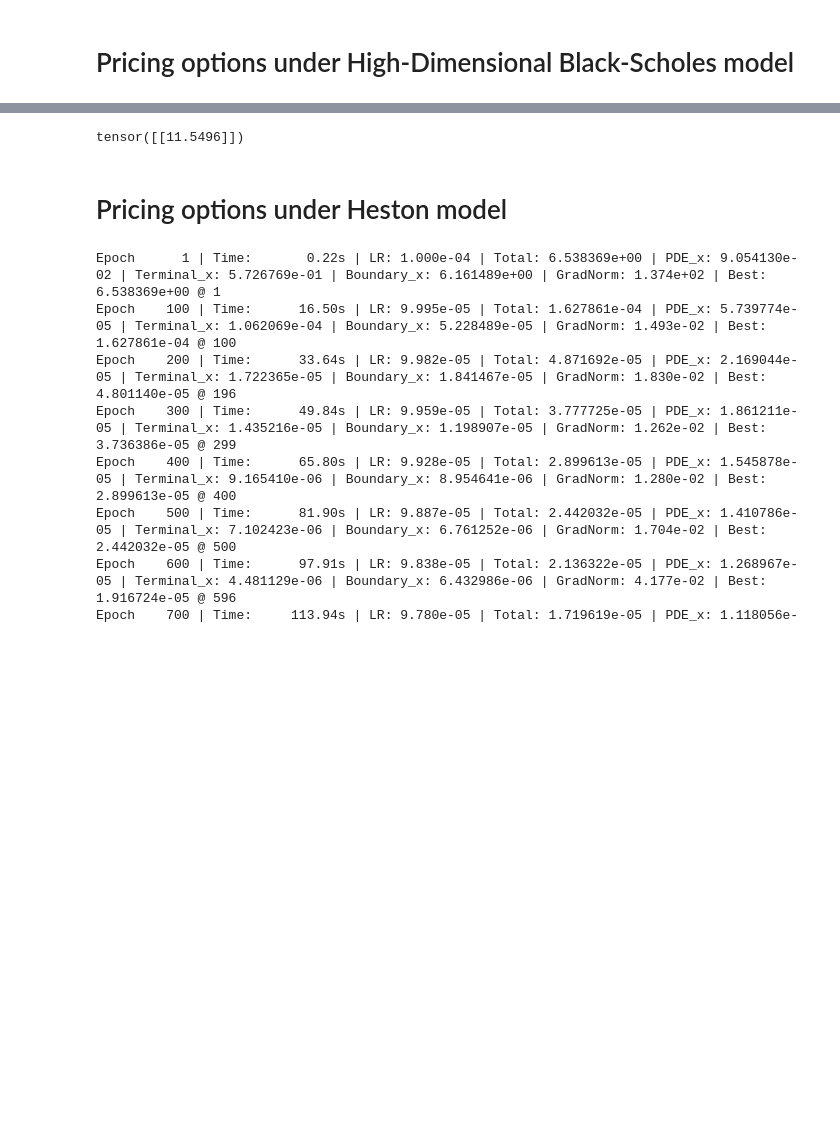
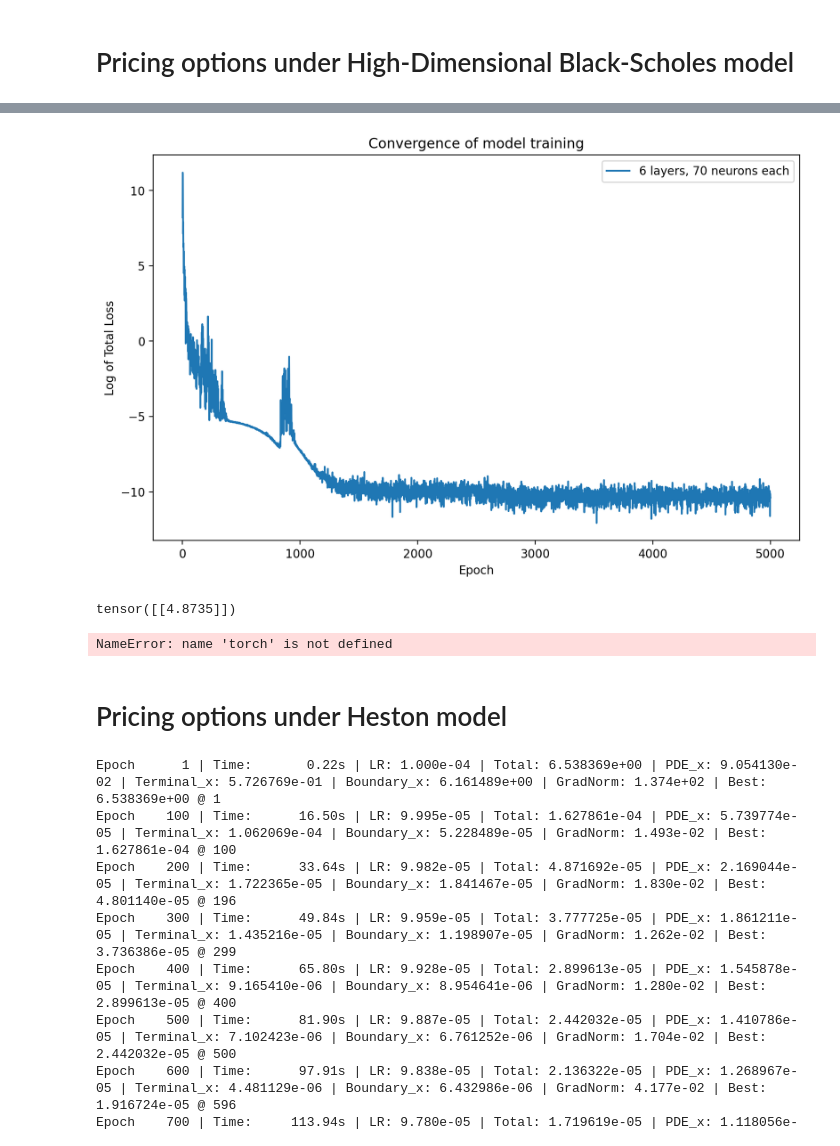
Before and after one commit to svborisov01/Physics-informed-Neural-Networks-for-Derivative-Pricing, a Jupyter notebook: results.ipynb, the cells around one changed output, grey strips where cells are left out. Saved outputs shown, nothing was run; the diff lists cells and outputs as text; code cells hidden in the pictures; blank space fills up the shorter version.

```diff
--- a/results.ipynb
+++ b/results.ipynb
@@ -17,12 +17,12 @@ pinn_hd = PINN_hd(x_min=-10.0,
     r_max=0.4,
     sigma_max=0.7,
     call_put="Call",
-    hidden = 40, depth = 5).to(device)
+    hidden = 70, depth = 6).to(device)
 # %%
 history = train_network_hd(
     pinn=pinn_hd,
-    N_pde=4000,
-    N_boundary=1000,
+    n_pde=1000,
+    n_boundary=500,
     epochs=5000,
     save_model=True,
     best_model_path=r'trained_models/hd.pt',
@@ -37,7 +53,15 @@ AttributeError: 'PINN' object has no attribute 'callput'
+# %%
+plot_convergence(history, x_axis = 'epochs')
+# %% [output]
+[figure, added]
 # %%
 pinn_hd.predict_price(100., 100., 1., 0.05, 0.2)
 # %% [output]
-tensor([[11.5496]])
+tensor([[4.8735]])
+# %%
+bs_2d_slice_test(pinn_hd)
+# %% [output]
+NameError: name 'torch' is not defined
 # %% [markdown]
 # Pricing options under Heston model
 # %%
```
Also changed, not shown: parts of 2 cells of this notebook, 3 other files.
